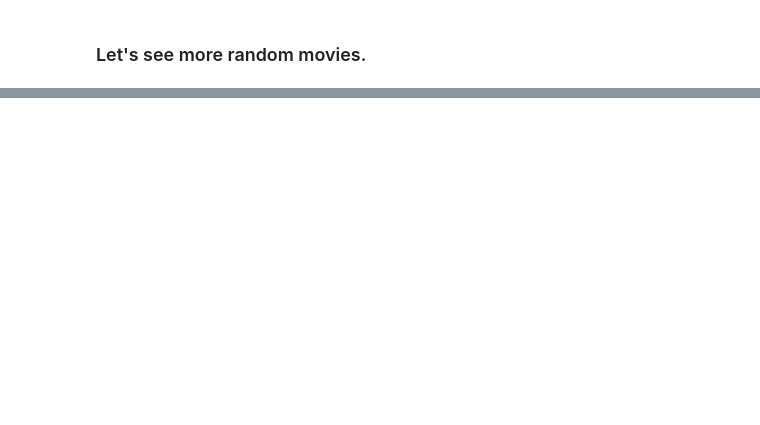
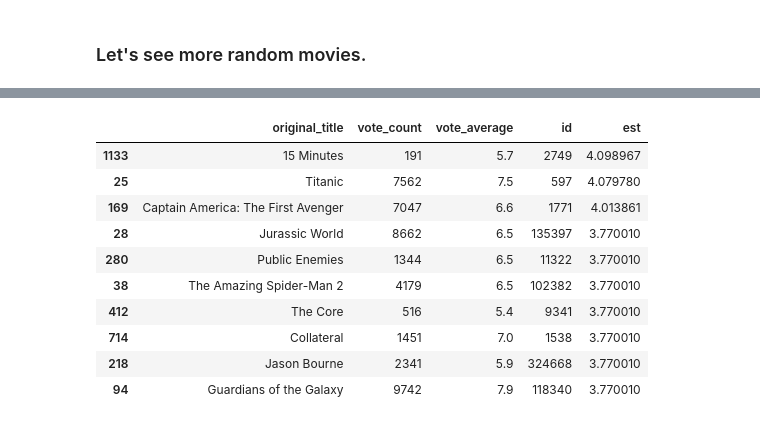
Before and after one commit to rbt15/MAT388E-Final-Project, a Jupyter notebook: Final.ipynb, the cells around one changed output, grey strips where cells are left out. Cells and saved outputs as stored; diff of their text form; code cells hidden in the pictures; blank space fills up the shorter version.

Commit message:
add data and code revisions

```diff
--- a/Final.ipynb
+++ b/Final.ipynb
@@ -232,0 +257,5 @@ Name: title_x, dtype: object
+# %%
+data = Dataset.load_from_df(ratings[['userId', 'movieId', 'rating']], reader)
+# %%
+svd = SVD()
+cross_validate(svd, data, measures=['RMSE', 'MAE'], cv=5, verbose=True)
@@ -232,0 +282,3 @@ Name: title_x, dtype: object
+# %%
+trainset = data.build_full_trainset()
+svd.fit(trainset)
@@ -232,0 +291,9 @@ Name: title_x, dtype: object
+# %%
+def hybrid(userId, title):
+    similars = get_movie_recommendation_with_similarities(title, cosine_similarity_for_concated_data, top=26)
+    similar_indices = similars.index.tolist()
+
+    movies = tmdb_all_data.iloc[similar_indices][['original_title', 'vote_count', 'vote_average', 'id']]
+    movies['est'] = movies['id'].apply(lambda x: svd.predict(userId, x).est)
+    movies = movies.sort_values('est', ascending=False)
+    return movies.head(10)
@@ -232,0 +320,14 @@ Name: title_x, dtype: object
+# %%
+hybrid(5, 'Avatar')
+# %% [output]
+|  | original_title | vote_count | vote_average | id | est |
+| 1133 | 15 Minutes | 191 | 5.7 | 2749 | 4.098967 |
+| 25 | Titanic | 7562 | 7.5 | 597 | 4.079780 |
+| 169 | Captain America: The First Avenger | 7047 | 6.6 | 1771 | 4.013861 |
+| 28 | Jurassic World | 8662 | 6.5 | 135397 | 3.770010 |
+| 280 | Public Enemies | 1344 | 6.5 | 11322 | 3.770010 |
+| 38 | The Amazing Spider-Man 2 | 4179 | 6.5 | 102382 | 3.770010 |
+| 412 | The Core | 516 | 5.4 | 9341 | 3.770010 |
+| 714 | Collateral | 1451 | 7.0 | 1538 | 3.770010 |
+| 218 | Jason Bourne | 2341 | 5.9 | 324668 | 3.770010 |
+| 94 | Guardians of the Galaxy | 9742 | 7.9 | 118340 | 3.770010 |
```
Also changed, not shown: parts of 14 cells of this notebook, 4 other files.
